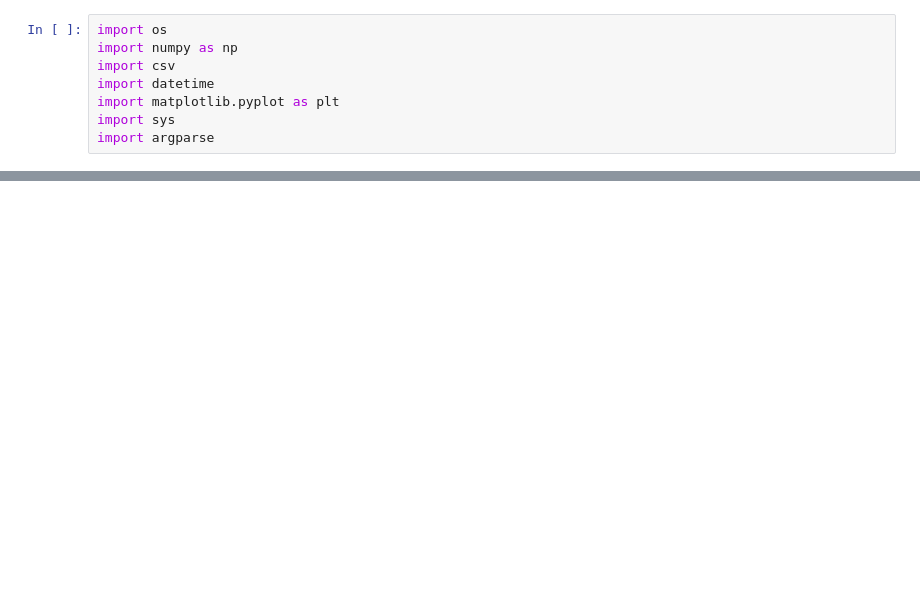
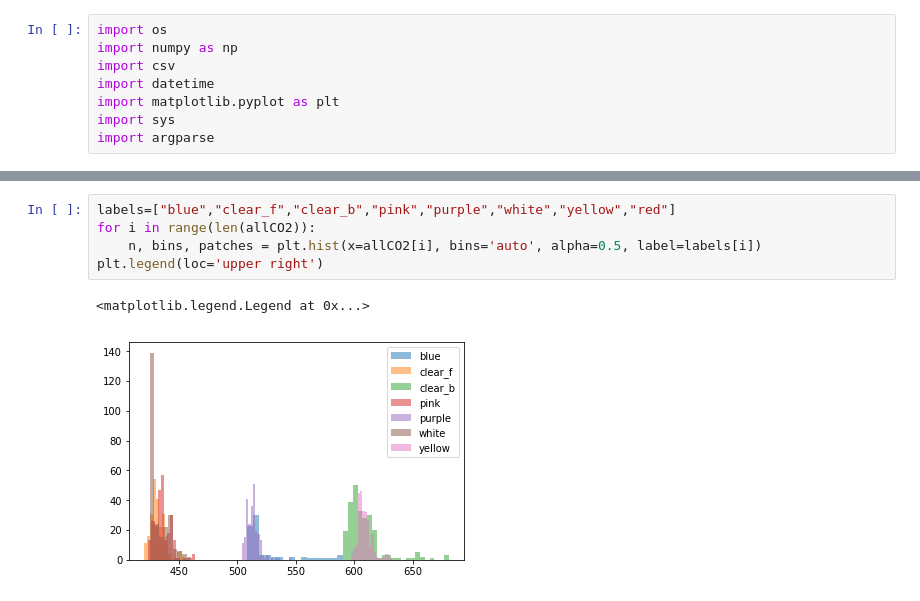
Before and after one commit to likhit2264/dosenet-analysis, a Jupyter notebook: CO2 Averages.ipynb, the cells around one changed output, grey strips where cells are left out. Saved outputs shown, nothing was run; the diff lists cells and outputs as text; blank space fills up the shorter version.

```diff
--- a/CO2 Averages.ipynb
+++ b/CO2 Averages.ipynb
@@ -74,3 +76,11 @@ plt.show()
+# %%
+labels=["blue","clear_f","clear_b","pink","purple","white","yellow","red"]
+for i in range(len(allCO2)):
+    n, bins, patches = plt.hist(x=allCO2[i], bins='auto', alpha=0.5, label=labels[i])
+plt.legend(loc='upper right')
+# %% [output]
+<matplotlib.legend.Legend at 0x...>
+[figure, added]
 # %%
 Total_mean = np.mean(np.array(y))
 Tmean = print('Total avg = {}'.format(Total_mean))
```
Also changed, not shown: parts of 5 cells of this notebook.
